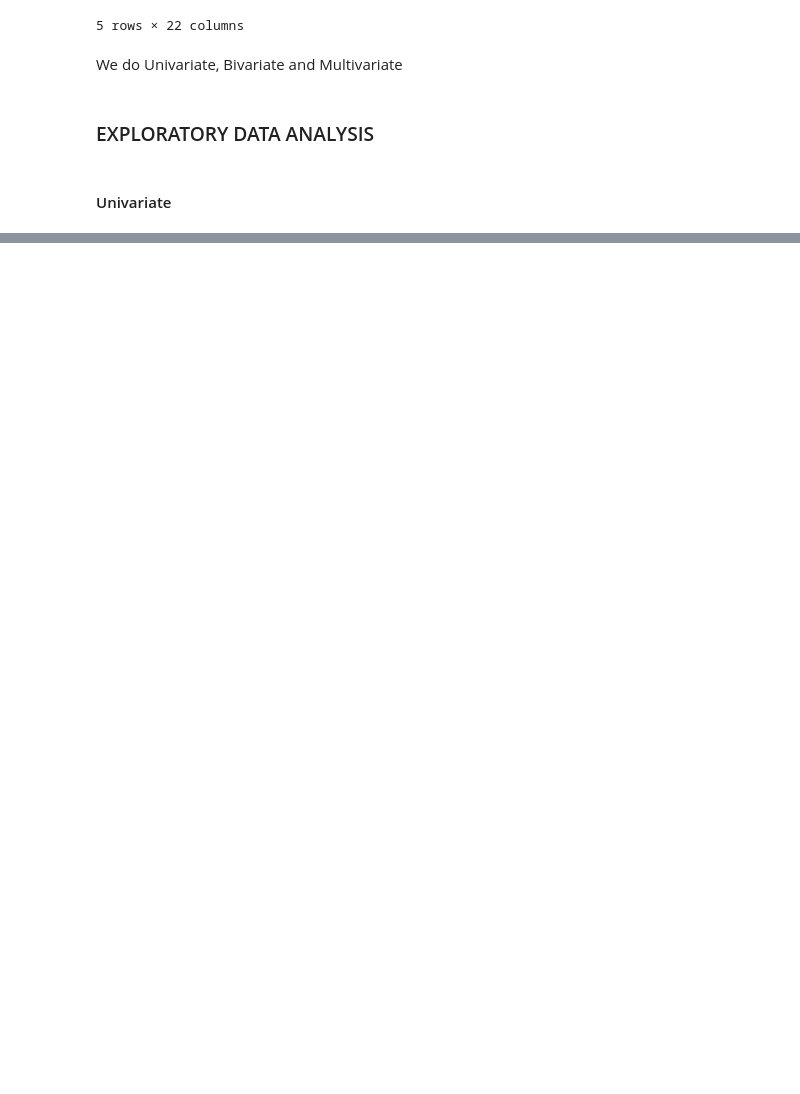
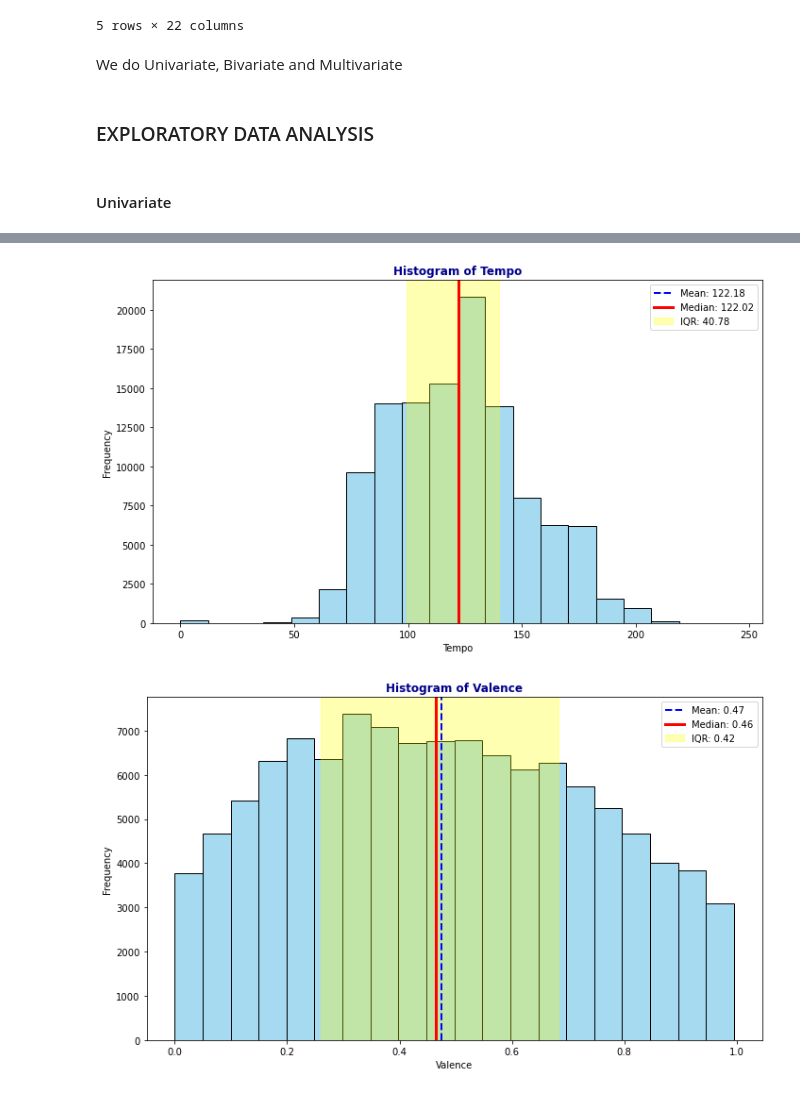
Before and after one commit to C-3DevO/spotify_analysis, a Jupyter notebook: music.ipynb, the cells around one changed output, grey strips where cells are left out. Drawn from its saved outputs; the diff is of its cells as text; code cells hidden in the pictures; blank space fills up the shorter version.

```diff
--- a/music.ipynb
+++ b/music.ipynb
@@ -391,0 +413,29 @@ plt.show()
+# %%
+#plotting each item
+for col in cols_to_plot:
+    #calculating statistics
+    col_mean = data[col].mean()
+    col_median = data[col].median()
+    q1 = data[col].quantile(0.25)
+    q3 = data[col].quantile(0.75)
+    iqr = q3-q1
+
+    #plotting the histogram
+    plt.figure(figsize=(10,6))
+    sns.histplot(data[col], bins=20, kde=False, color='skyblue')
+
+    #adding vertical lines for mean, median and IQR
+    plt.axvline(col_mean, color='blue', linestyle='--', linewidth='2', label=f'Mean: {col_mean:.2f}')
+    plt.axvline(col_median, color='red', linestyle ='-', linewidth='3', label=f'Median: {col_median:.2f}')
+    plt.axvspan(q1,q3, color='yellow', alpha=0.3, label=f'IQR: {iqr:.2f}')
+
+    #Title and labels
+    plt.title(f'Histogram of {col.capitalize()}', fontweight='bold', color='darkblue')
+    plt.xlabel(col.capitalize())
+    plt.ylabel('Frequency')
+    plt.legend()
+    plt.tight_layout()
+    plt.show()
+# %% [output]
+[figure, added]
+[figure, added]
```
Also changed, not shown: parts of 27 cells of this notebook.
